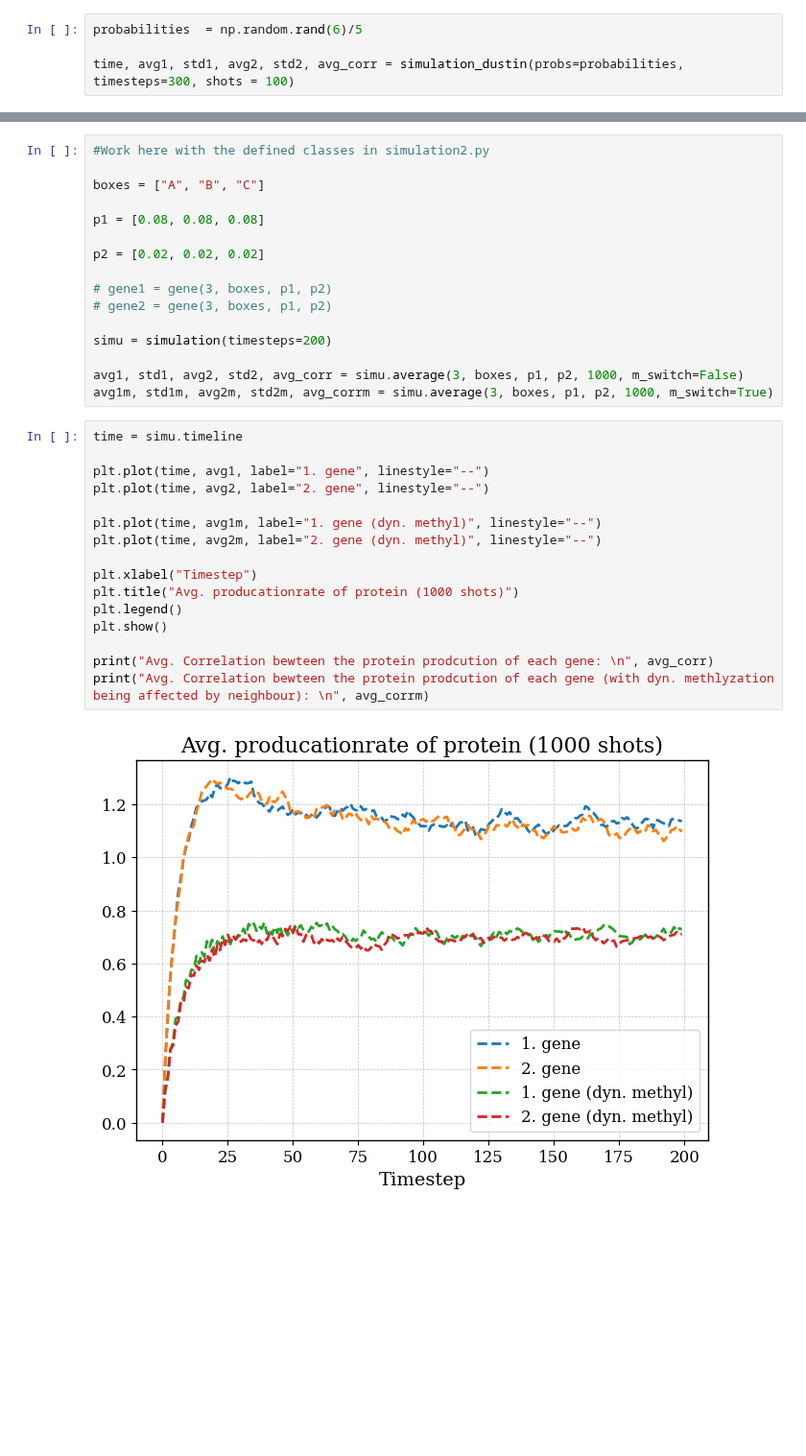
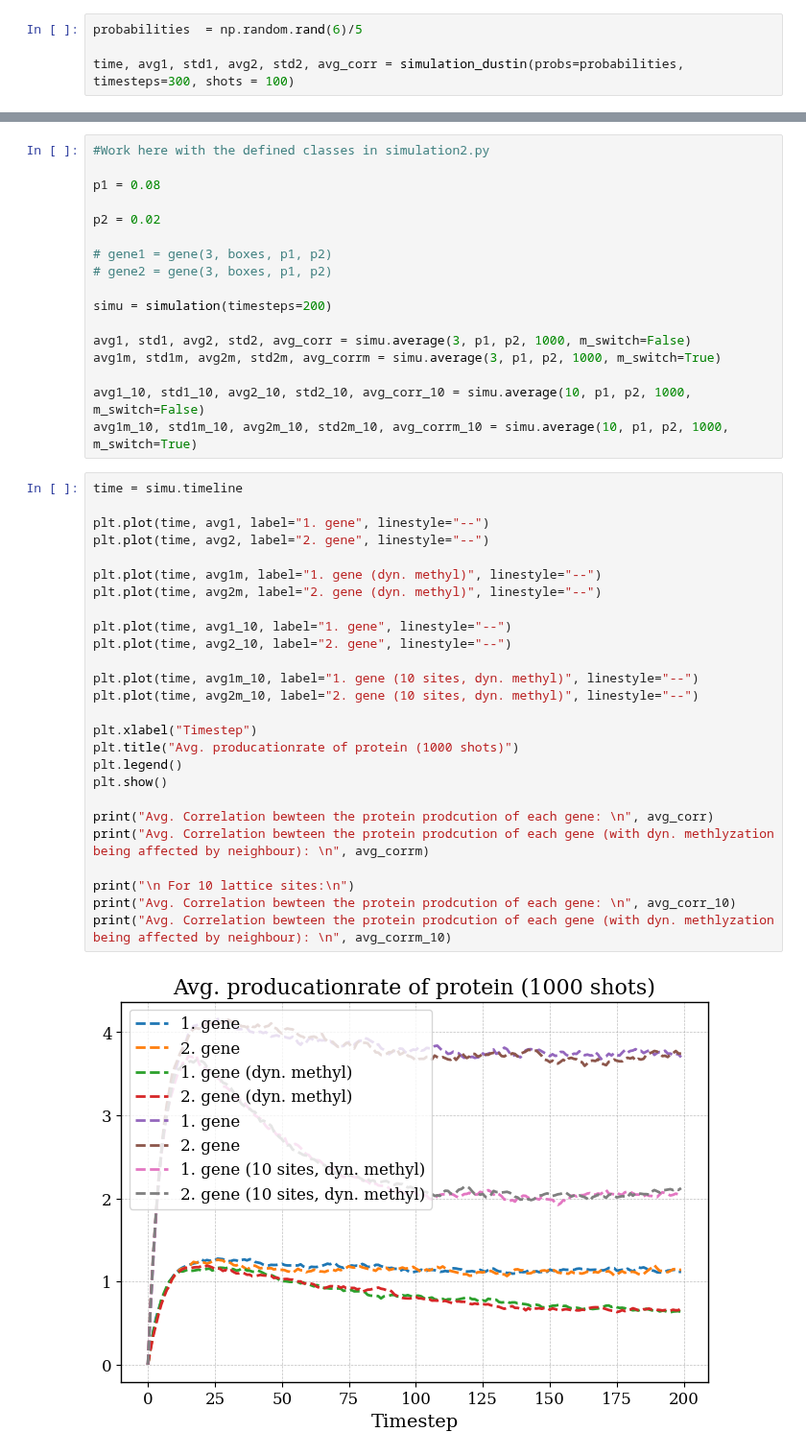
Before and after one commit to RicemanBoy/trafficRNA, a Jupyter notebook: trafficRNA.ipynb, the cells around one changed output, grey strips where cells are left out. Shown at 96% size. Drawn from its saved outputs; the diff is of its cells as text; blank space fills up the shorter version.

Commit message:
hmm, more sites = more corr

```diff
--- a/trafficRNA.ipynb
+++ b/trafficRNA.ipynb
@@ -180,35 +180,46 @@ print(avg_corr)
 # %%
 #Work here with the defined classes in simulation2.py
 
-boxes = ["A", "B", "C"]
+p1 = 0.08
 
-p1 = [0.08, 0.08, 0.08]
-
-p2 = [0.02, 0.02, 0.02]
+p2 = 0.02
 
 # gene1 = gene(3, boxes, p1, p2)
 # gene2 = gene(3, boxes, p1, p2)
 
 simu = simulation(timesteps=200)
 
-avg1, std1, avg2, std2, avg_corr = simu.average(3, boxes, p1, p2, 1000, m_switch=False)
-avg1m, std1m, avg2m, std2m, avg_corrm = simu.average(3, boxes, p1, p2, 1000, m_switch=True)
+avg1, std1, avg2, std2, avg_corr = simu.average(3, p1, p2, 1000, m_switch=False)
+avg1m, std1m, avg2m, std2m, avg_corrm = simu.average(3, p1, p2, 1000, m_switch=True)
+
+avg1_10, std1_10, avg2_10, std2_10, avg_corr_10 = simu.average(10, p1, p2, 1000, m_switch=False)
+avg1m_10, std1m_10, avg2m_10, std2m_10, avg_corrm_10 = simu.average(10, p1, p2, 1000, m_switch=True)
 # %%
 time = simu.timeline
 
 plt.plot(time, avg1, label="1. gene", linestyle="--")
 plt.plot(time, avg2, label="2. gene", linestyle="--")
 
 plt.plot(time, avg1m, label="1. gene (dyn. methyl)", linestyle="--")
 plt.plot(time, avg2m, label="2. gene (dyn. methyl)", linestyle="--")
 
+plt.plot(time, avg1_10, label="1. gene", linestyle="--")
+plt.plot(time, avg2_10, label="2. gene", linestyle="--")
+
+plt.plot(time, avg1m_10, label="1. gene (10 sites, dyn. methyl)", linestyle="--")
+plt.plot(time, avg2m_10, label="2. gene (10 sites, dyn. methyl)", linestyle="--")
+
 plt.xlabel("Timestep")
 plt.title("Avg. producationrate of protein (1000 shots)")
 plt.legend()
 plt.show()
 
 print("Avg. Correlation bewteen the protein prodcution of each gene: \n", avg_corr)
 print("Avg. Correlation bewteen the protein prodcution of each gene (with dyn. methlyzation being affected by neighbour): \n", avg_corrm)
+
+print("\n For 10 lattice sites:\n")
+print("Avg. Correlation bewteen the protein prodcution of each gene: \n", avg_corr_10)
+print("Avg. Correlation bewteen the protein prodcution of each gene (with dyn. methlyzation being affected by neighbour): \n", avg_corrm_10)
 # %% [output]
-[figure, old version]
+[figure, new version]
 Avg. Correlation bewteen the protein prodcution of each gene:
```
Also changed, not shown: parts of 2 cells of this notebook, 1 other file.
